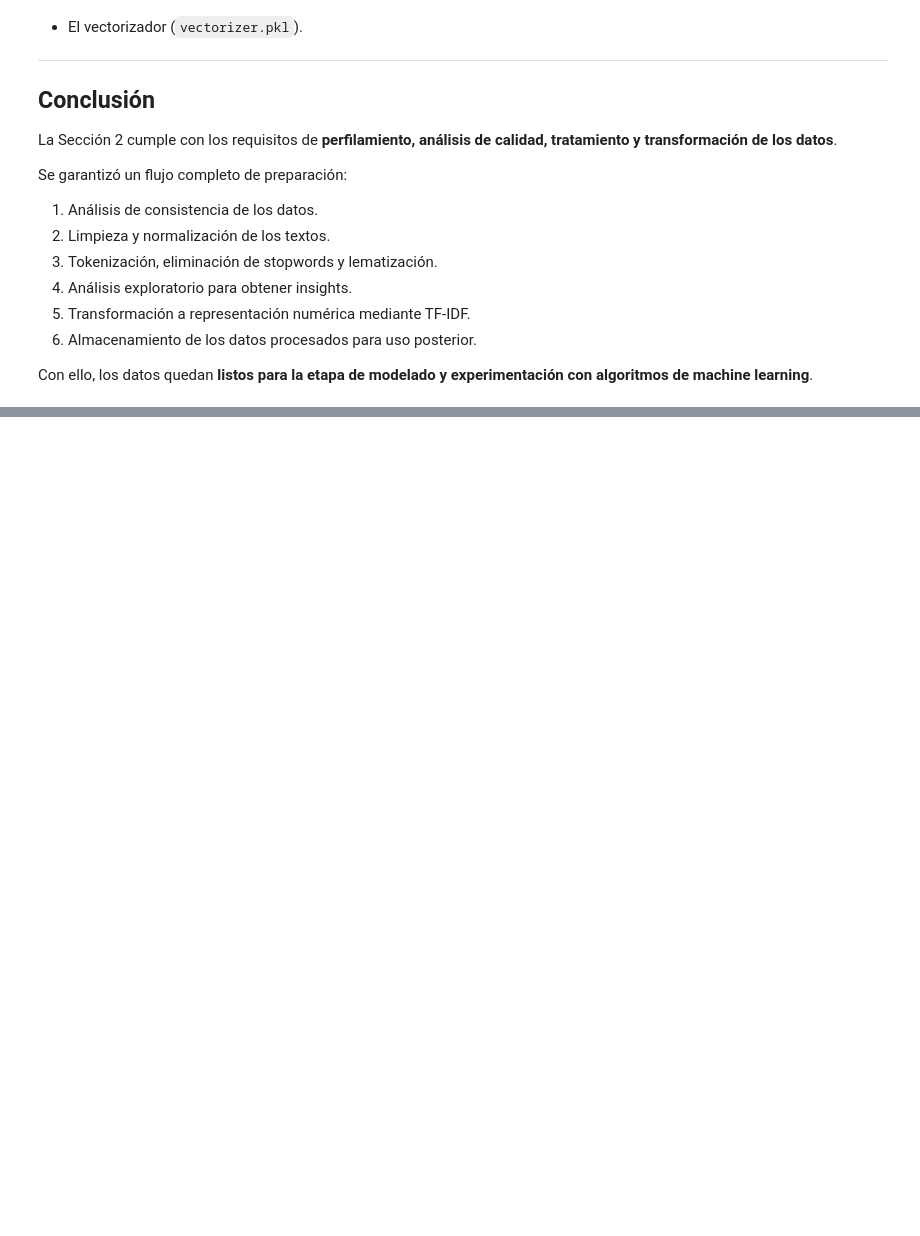
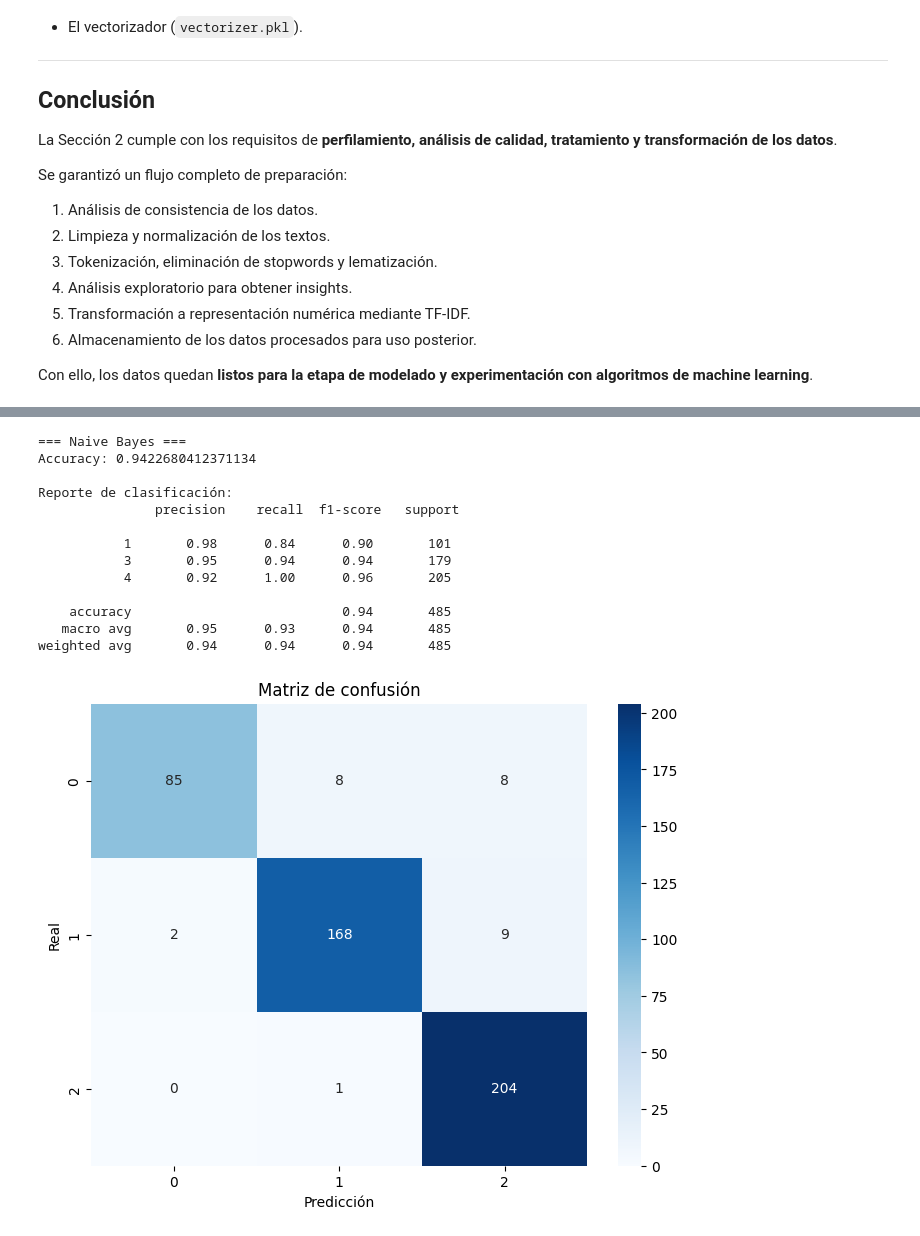
Before and after one commit to gabrielpadilla24/bi-proyecto-analitica-textos, a Jupyter notebook: notebooks/etapa1.ipynb, the cells around one changed output, grey strips where cells are left out. Saved outputs shown, nothing was run; the diff lists cells and outputs as text; code cells hidden in the pictures; blank space fills up the shorter version.

```diff
--- a/notebooks/etapa1.ipynb
+++ b/notebooks/etapa1.ipynb
@@ -437,0 +499,46 @@ Con ello, los datos quedan **listos para la etapa de modelado y experimentación
+# %%
+from sklearn.metrics import accuracy_score, classification_report, confusion_matrix
+import seaborn as sns
+import matplotlib.pyplot as plt
+
+def evaluar_modelo(modelo, X_test, y_test):
+    y_pred = modelo.predict(X_test)
+
+    print("Accuracy:", accuracy_score(y_test, y_pred))
+    print("\nReporte de clasificación:\n", classification_report(y_test, y_pred))
+
+    # Matriz de confusión
+    cm = confusion_matrix(y_test, y_pred)
+    plt.figure(figsize=(8,6))
+    sns.heatmap(cm, annot=True, fmt="d", cmap="Blues")
+    plt.title("Matriz de confusión")
+    plt.xlabel("Predicción")
+    plt.ylabel("Real")
+    plt.show()
+# %%
+from sklearn.naive_bayes import MultinomialNB
+
+# Definir modelo
+modelo_nb = MultinomialNB()
+
+# Entrenar
+modelo_nb.fit(X_train, y_train)
+
+# Evaluar
+print("=== Naive Bayes ===")
+evaluar_modelo(modelo_nb, X_test, y_test)
+# %% [output]
+=== Naive Bayes ===
+Accuracy: 0.9422680412371134
+
+Reporte de clasificación:
+               precision    recall  f1-score   support
+
+           1       0.98      0.84      0.90       101
+           3       0.95      0.94      0.94       179
+           4       0.92      1.00      0.96       205
+
+    accuracy                           0.94       485
+   macro avg       0.95      0.93      0.94       485
+weighted avg       0.94      0.94      0.94       485
+[figure, added]
```
Also changed, not shown: parts of 10 cells of this notebook.
